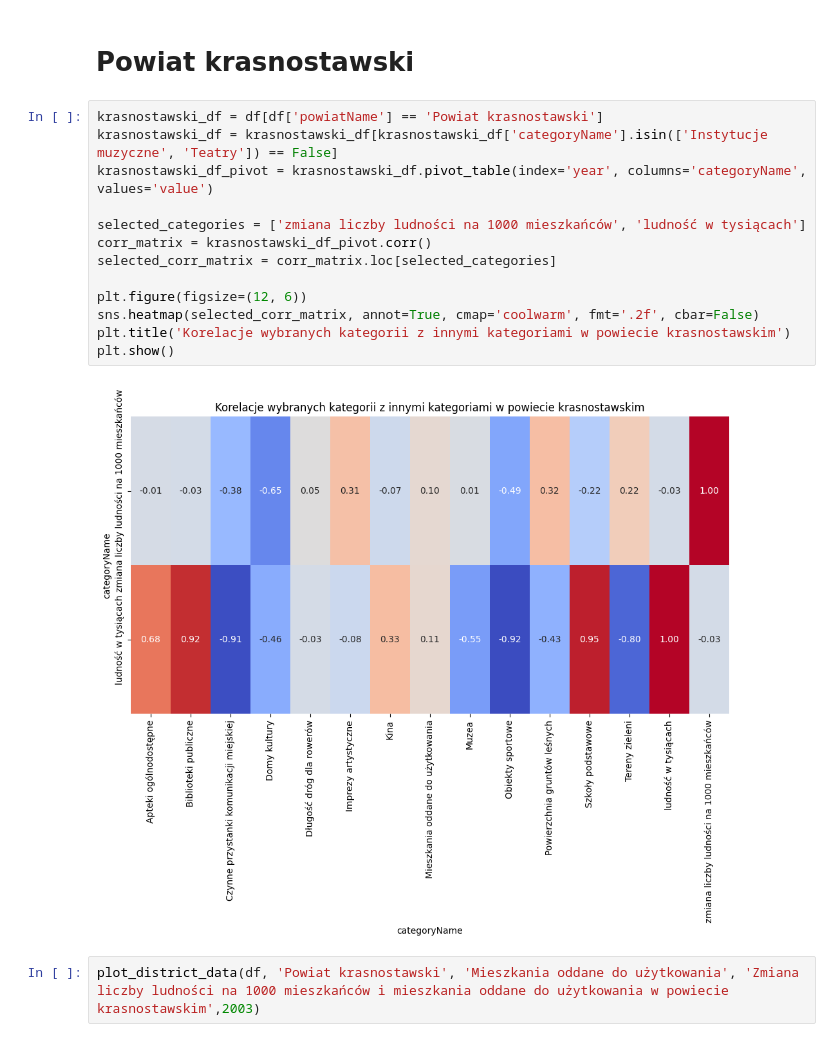
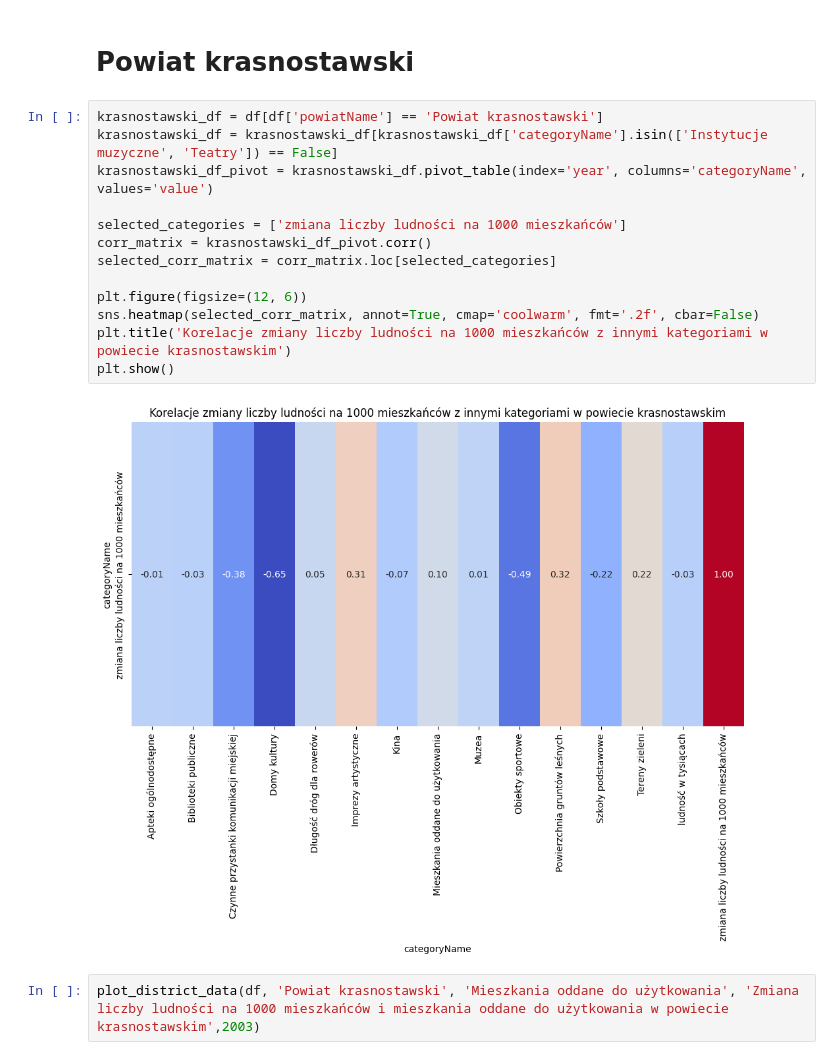
Before and after one commit to PawelJasinski25/Wizualizacja, a Jupyter notebook: Analiza_powiaty.ipynb, the cells around one changed output. Drawn from its saved outputs; the diff is of its cells as text.

```diff
--- a/Analiza_powiaty.ipynb
+++ b/Analiza_powiaty.ipynb
@@ -238,18 +238,18 @@ plot_district_data(df, 'Powiat wrocławski', 'Czynne przystanki komunikacji miej
 # %%
 krasnostawski_df = df[df['powiatName'] == 'Powiat krasnostawski']
 krasnostawski_df = krasnostawski_df[krasnostawski_df['categoryName'].isin(['Instytucje muzyczne', 'Teatry']) == False]
 krasnostawski_df_pivot = krasnostawski_df.pivot_table(index='year', columns='categoryName', values='value')
 
-selected_categories = ['zmiana liczby ludności na 1000 mieszkańców', 'ludność w tysiącach']
+selected_categories = ['zmiana liczby ludności na 1000 mieszkańców']
 corr_matrix = krasnostawski_df_pivot.corr()
 selected_corr_matrix = corr_matrix.loc[selected_categories]
 
 plt.figure(figsize=(12, 6))
 sns.heatmap(selected_corr_matrix, annot=True, cmap='coolwarm', fmt='.2f', cbar=False)
-plt.title('Korelacje wybranych kategorii z innymi kategoriami w powiecie krasnostawskim')
+plt.title('Korelacje zmiany liczby ludności na 1000 mieszkańców z innymi kategoriami w powiecie krasnostawskim')
 plt.show()
 # %% [output]
-[figure, old version]
+[figure, new version]
 # %%
 plot_district_data(df, 'Powiat krasnostawski', 'Mieszkania oddane do użytkowania', 'Zmiana liczby ludności na 1000 mieszkańców i mieszkania oddane do użytkowania w powiecie krasnostawskim',2003)
 # %% [output]
```
Also changed, not shown: parts of 6 cells of this notebook.
